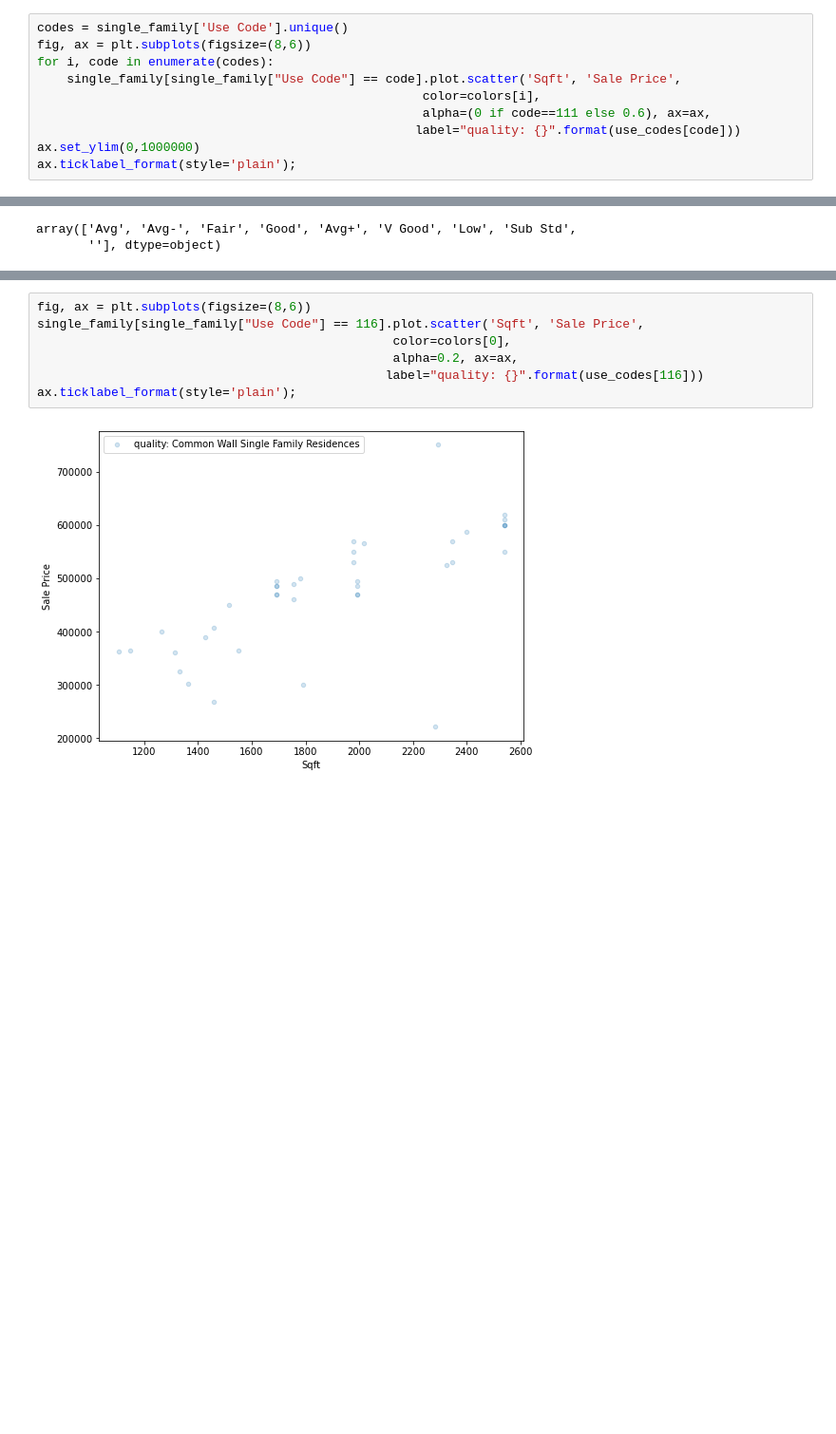
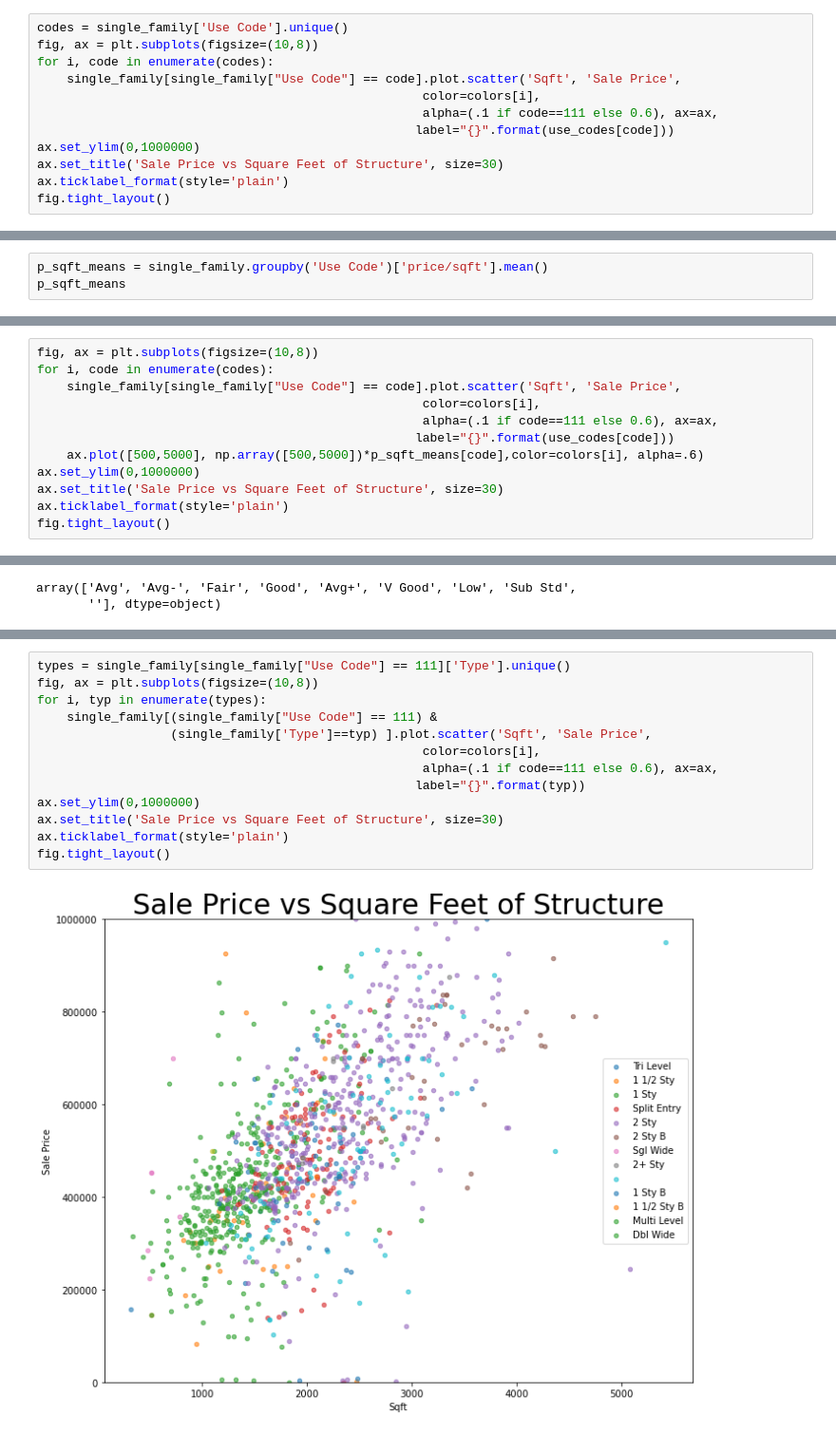
Before and after one commit to vmccready/home-saleprice-eda, a Jupyter notebook: sales_eda.ipynb, the cells around one changed output, grey strips where cells are left out. Shown at 95% size. Drawn from its saved outputs; the diff is of its cells as text; blank space fills up the shorter version.

```diff
--- a/sales_eda.ipynb
+++ b/sales_eda.ipynb
@@ -325,12 +326,14 @@ c = ['#1f77b4', '#ff7f0e', '#2ca02c', '#d62728',
 colors = c + c
 # %%
 codes = single_family['Use Code'].unique()
-fig, ax = plt.subplots(figsize=(8,6))
+fig, ax = plt.subplots(figsize=(10,8))
 for i, code in enumerate(codes):
     single_family[single_family["Use Code"] == code].plot.scatter('Sqft', 'Sale Price',
                                                     color=colors[i],
-                                                    alpha=(0 if code==111 else 0.6), ax=ax,
-                                                   label="quality: {}".format(use_codes[code]))
+                                                    alpha=(.1 if code==111 else 0.6), ax=ax,
+                                                   label="{}".format(use_codes[code]))
 ax.set_ylim(0,1000000)
-ax.ticklabel_format(style='plain');
+ax.set_title('Sale Price vs Square Feet of Structure', size=30)
+ax.ticklabel_format(style='plain')
+fig.tight_layout()
 # %% [output]
@@ -337,0 +343,3 @@ ax.ticklabel_format(style='plain');
+# %%
+p_sqft_means = single_family.groupby('Use Code')['price/sqft'].mean()
+p_sqft_means
@@ -337,0 +355,12 @@ ax.ticklabel_format(style='plain');
+# %%
+fig, ax = plt.subplots(figsize=(10,8))
+for i, code in enumerate(codes):
+    single_family[single_family["Use Code"] == code].plot.scatter('Sqft', 'Sale Price',
+                                                    color=colors[i],
+                                                    alpha=(.1 if code==111 else 0.6), ax=ax,
+                                                   label="{}".format(use_codes[code]))
+    ax.plot([500,5000], np.array([500,5000])*p_sqft_means[code],color=colors[i], alpha=.6)
+ax.set_ylim(0,1000000)
+ax.set_title('Sale Price vs Square Feet of Structure', size=30)
+ax.ticklabel_format(style='plain')
+fig.tight_layout()
@@ -343,9 +418,15 @@ array(['Avg', 'Avg-', 'Fair', 'Good', 'Avg+', 'V Good', 'Low', 'Sub Std',
 # %%
-fig, ax = plt.subplots(figsize=(8,6))
-single_family[single_family["Use Code"] == 116].plot.scatter('Sqft', 'Sale Price',
-                                                color=colors[0],
-                                                alpha=0.2, ax=ax,
-                                               label="quality: {}".format(use_codes[116]))
-ax.ticklabel_format(style='plain');
+types = single_family[single_family["Use Code"] == 111]['Type'].unique()
+fig, ax = plt.subplots(figsize=(10,8))
+for i, typ in enumerate(types):
+    single_family[(single_family["Use Code"] == 111) &
+                  (single_family['Type']==typ) ].plot.scatter('Sqft', 'Sale Price',
+                                                    color=colors[i],
+                                                    alpha=(.1 if code==111 else 0.6), ax=ax,
+                                                   label="{}".format(typ))
+ax.set_ylim(0,1000000)
+ax.set_title('Sale Price vs Square Feet of Structure', size=30)
+ax.ticklabel_format(style='plain')
+fig.tight_layout()
 # %% [output]
-[figure, old version]
+[figure, new version]
```
Also changed, not shown: parts of 14 cells of this notebook, 2 other files.
